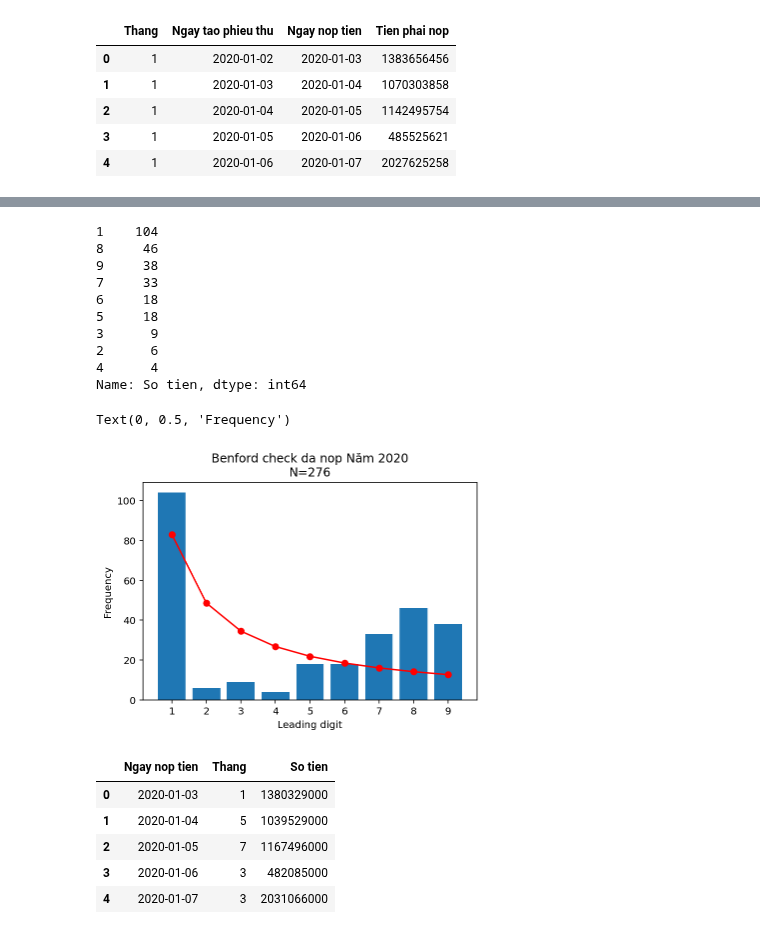
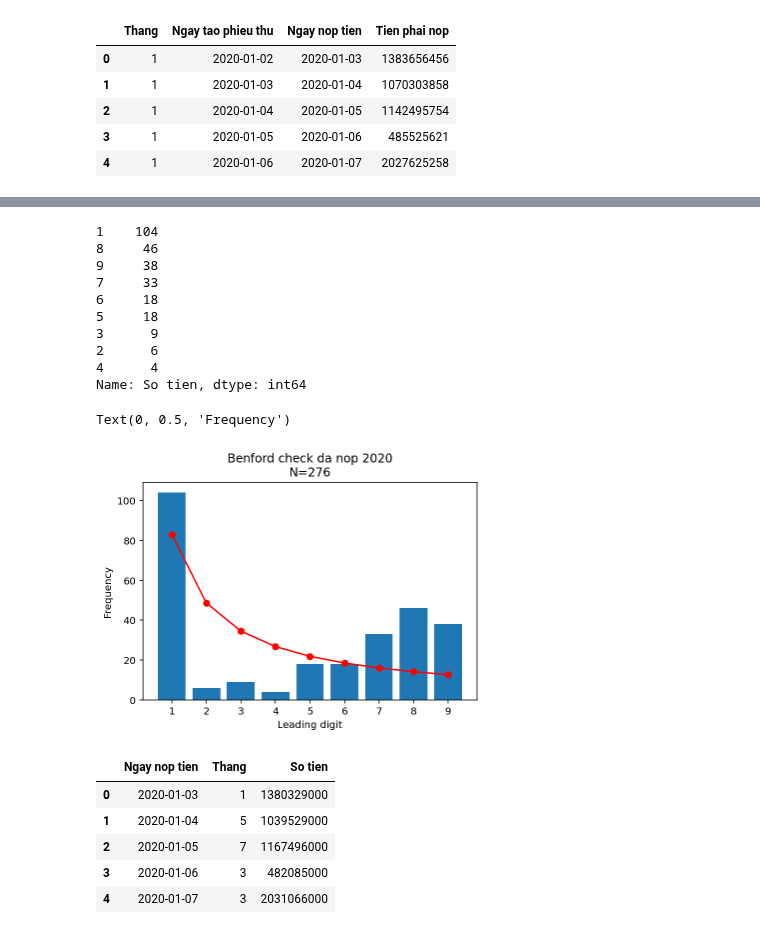
Before and after one commit to tranvietphuoc/notebook, a Jupyter notebook: analyze/COD_Benford.ipynb, the cells around one changed output, grey strips where cells are left out. Cells and saved outputs as stored; diff of their text form; code cells hidden in the pictures.

```diff
--- a/analyze/COD_Benford.ipynb
+++ b/analyze/COD_Benford.ipynb
@@ -213,35 +226,35 @@ digit = np.arange(1, 10)
 
 months = sao_ke['Thang'].unique()
 
 
 data = sao_ke.groupby(['Thang', 'Ngay nop tien']).sum()
 digits = data['So tien'].astype(str).str[0].astype(int)
 
 N = len(data['So tien'])
 
 expected = np.log10(1 + 1/digit)*N
 v = digits.value_counts()
 print(v)
 ax.bar(v.index, v.values)  # plot following probability of the number of digits in month
 ax.set_xticks(range(1, 10))
 
 ax.plot(digit, expected, marker='o', color='red', label='Expected (Benford\'s law)')
-ax.set_title("Benford check da nop Năm 2020\nN=%d" % (N))
+ax.set_title("Benford check da nop 2020\nN=%d" % (N))
 ax.set_xlabel("Leading digit")
 ax.set_ylabel("Frequency")
 # %% [output]
 1    104
 8     46
 9     38
 7     33
 6     18
 5     18
 3      9
 2      6
 4      4
 Name: So tien, dtype: int64
 Text(0, 0.5, 'Frequency')
-[figure, old version]
+[figure, new version]
 # %%
 sao_ke_group = sao_ke.groupby(['Ngay nop tien']).sum()
 # sao_ke_group.tail()
```
Also changed, not shown: parts of 7 cells of this notebook.
